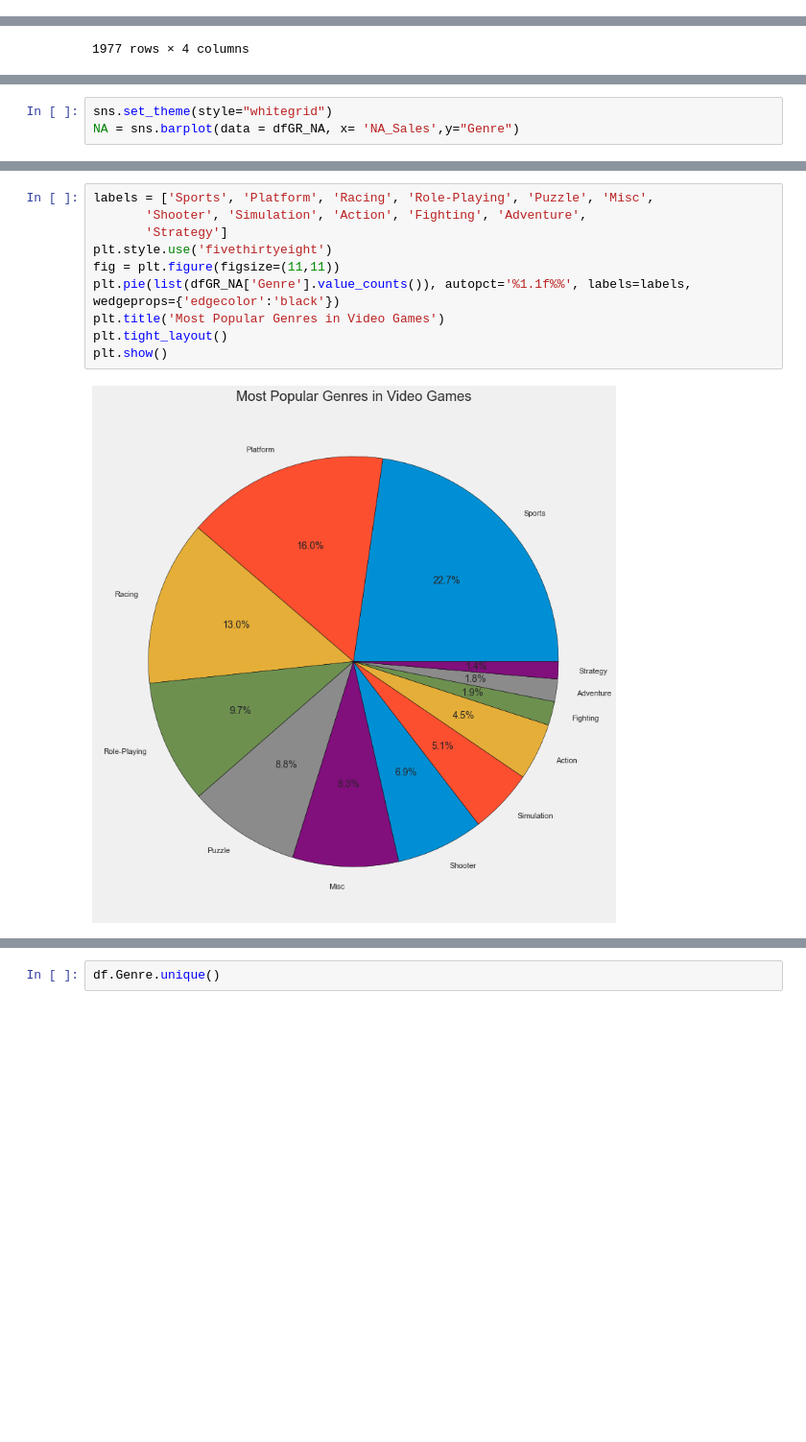
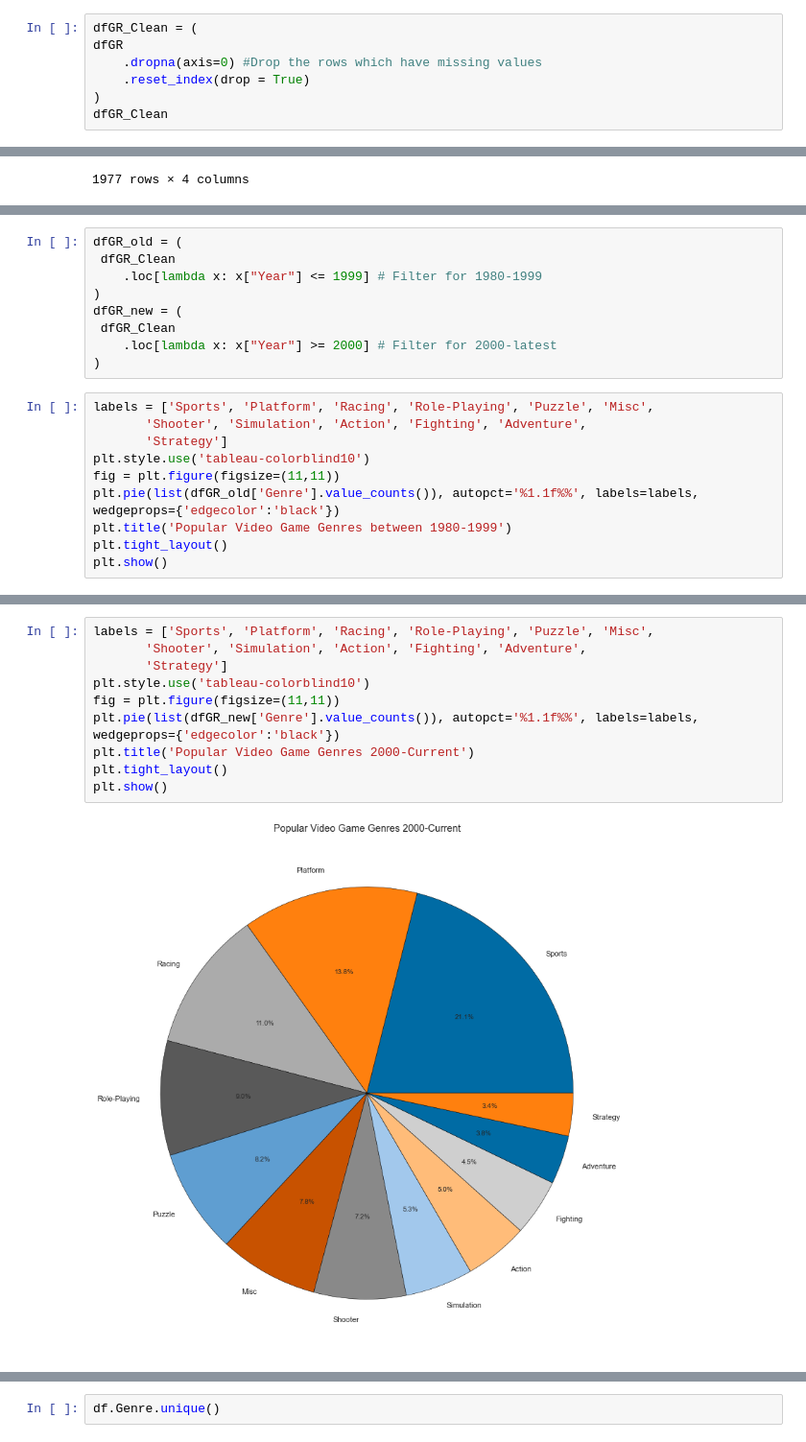
Before and after one commit to data301-2020-winter1/course-project-group_6002, a Jupyter notebook: analysis/Spandan/Milestone 2.ipynb, the cells around one changed output, grey strips where cells are left out. Shown: that part at 96% size. Cells and saved outputs as stored; diff of their text form; blank space fills up the shorter version.

```diff
--- a/analysis/Spandan/Milestone 2.ipynb
+++ b/analysis/Spandan/Milestone 2.ipynb
@@ -70,0 +39,7 @@ array(['Sports', 'Platform', 'Racing', 'Role-Playing', 'Puzzle', 'Misc',
+# %%
+dfGR_Clean = (
+dfGR
+    .dropna(axis=0) #Drop the rows which have missing values
+    .reset_index(drop = True)
+)
+dfGR_Clean
@@ -147,3 +94,0 @@ GnS_NAv2 = (
-# %%
-sns.set_theme(style="whitegrid")
-NA = sns.barplot(data = dfGR_NA, x= 'NA_Sales',y="Genre")
@@ -151,0 +141,19 @@ NA = sns.barplot(data = dfGR_NA, x= 'NA_Sales',y="Genre")
+# %%
+dfGR_old = (
+ dfGR_Clean
+    .loc[lambda x: x["Year"] <= 1999] # Filter for 1980-1999
+)
+dfGR_new = (
+ dfGR_Clean
+    .loc[lambda x: x["Year"] >= 2000] # Filter for 2000-latest
+)
+# %%
+labels = ['Sports', 'Platform', 'Racing', 'Role-Playing', 'Puzzle', 'Misc',
+       'Shooter', 'Simulation', 'Action', 'Fighting', 'Adventure',
+       'Strategy']
+plt.style.use('tableau-colorblind10')
+fig = plt.figure(figsize=(11,11))
+plt.pie(list(dfGR_old['Genre'].value_counts()), autopct='%1.1f%%', labels=labels, wedgeprops={'edgecolor':'black'})
+plt.title('Popular Video Game Genres between 1980-1999')
+plt.tight_layout()
+plt.show()
@@ -152,12 +162,12 @@ NA = sns.barplot(data = dfGR_NA, x= 'NA_Sales',y="Genre")
 # %%
 labels = ['Sports', 'Platform', 'Racing', 'Role-Playing', 'Puzzle', 'Misc',
        'Shooter', 'Simulation', 'Action', 'Fighting', 'Adventure',
        'Strategy']
-plt.style.use('fivethirtyeight')
+plt.style.use('tableau-colorblind10')
 fig = plt.figure(figsize=(11,11))
-plt.pie(list(dfGR_NA['Genre'].value_counts()), autopct='%1.1f%%', labels=labels, wedgeprops={'edgecolor':'black'})
-plt.title('Most Popular Genres in Video Games')
+plt.pie(list(dfGR_new['Genre'].value_counts()), autopct='%1.1f%%', labels=labels, wedgeprops={'edgecolor':'black'})
+plt.title('Popular Video Game Genres 2000-Current')
 plt.tight_layout()
 plt.show()
 # %% [output]
-[figure, old version]
+[figure, new version]
```
Also changed, not shown: parts of 16 cells of this notebook.
